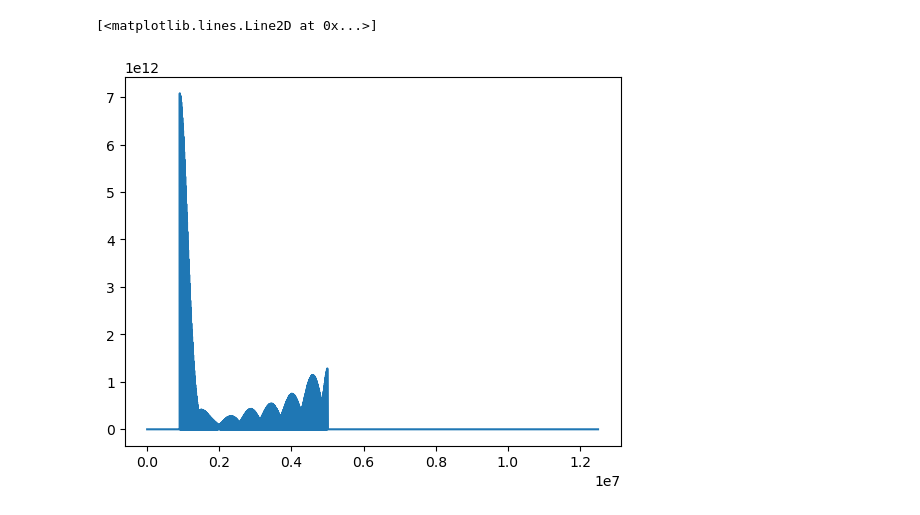
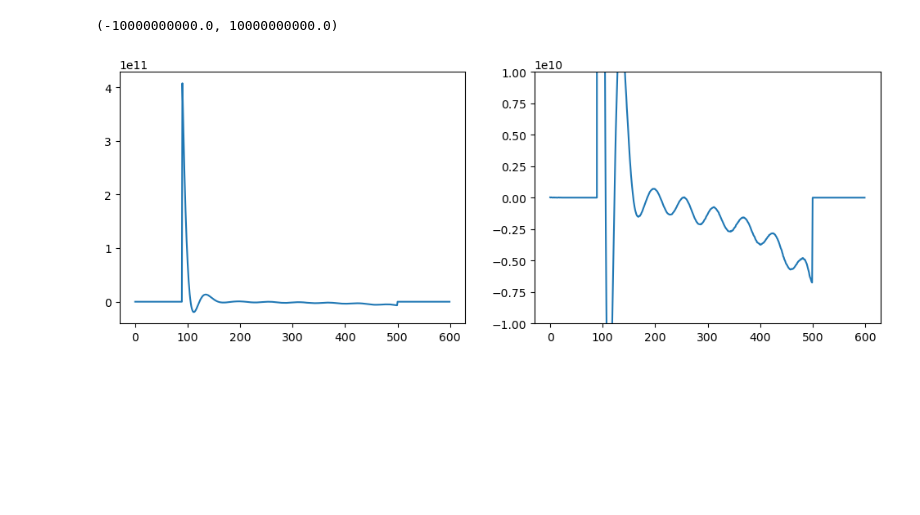
Before and after one commit to lusee-night/notebooks, a Jupyter notebook: calibrator/min_power.ipynb, the cells around one changed output. Cells and saved outputs as stored; diff of their text form; code cells hidden in the pictures; blank space fills up the shorter version.

```diff
--- a/calibrator/min_power.ipynb
+++ b/calibrator/min_power.ipynb
@@ -87,5 +68,14 @@ comb = np.array(comb)
-# %%
-plt.plot(comb)
-# %% [output]
-[<matplotlib.lines.Line2D at 0x...>]
-[figure, removed]
+# %%
+# look at the noise
+noise = pwrs - avgs
+
+fig = plt.figure(figsize=(12, 4))
+ax1 = fig.add_subplot(1, 2, 1)
+ax2 = fig.add_subplot(1, 2, 2)
+
+ax1.plot(noise)
+ax2.plot(noise)
+ax2.set_ylim(-1e10,1e10)
+# %% [output]
+(-10000000000.0, 10000000000.0)
+[figure, added]
```
Also changed, not shown: parts of 6 cells of this notebook.
